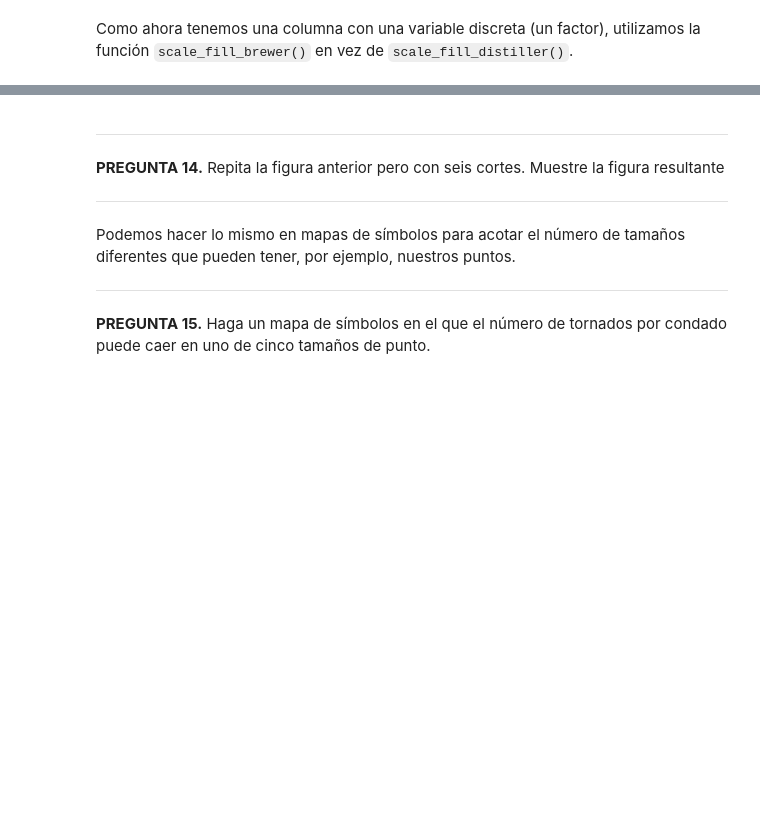
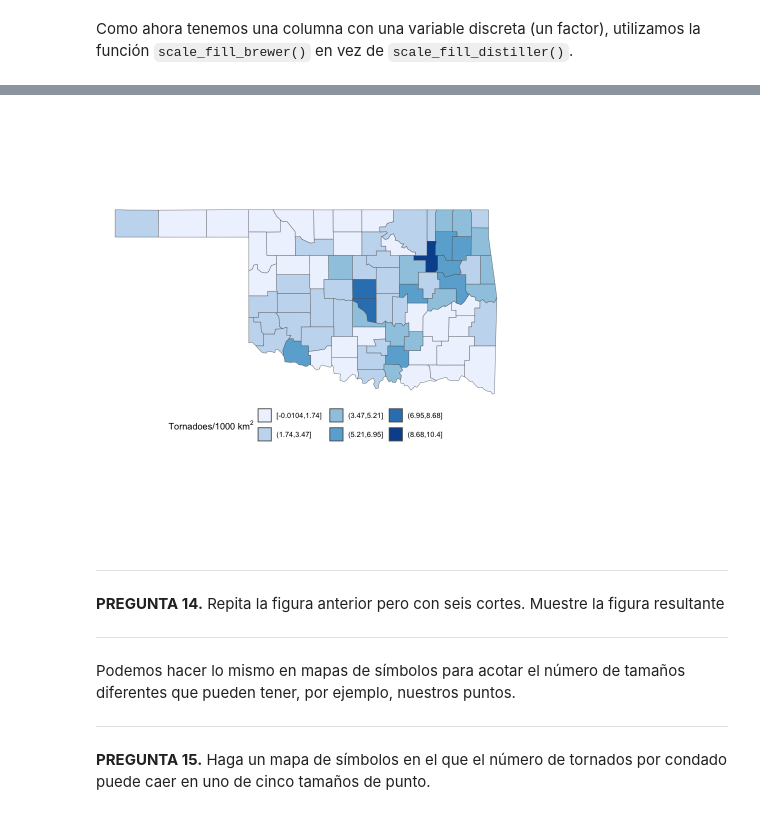
Before and after one commit to MiguelMonr/VisualizacionInformacion, a Jupyter notebook: Notebooks/Pr6_VisualizacionGeoespacial_Vector.ipynb, the cells around one changed output, grey strips where cells are left out. Cells and saved outputs as stored; diff of their text form; code cells hidden in the pictures; blank space fills up the shorter version.

```diff
--- a/Notebooks/Pr6_VisualizacionGeoespacial_Vector.ipynb
+++ b/Notebooks/Pr6_VisualizacionGeoespacial_Vector.ipynb
@@ -329,3 +396,17 @@ ggplot(data = countymap) +
+# %%
+countymap <- countymap %>%
+    mutate(tdens_c1 = cut(tdens, breaks = 6 ,include.lowest = T))
+
+ggplot(data = countymap) +
+    geom_sf(aes(fill = tdens_c1)) +
+    scale_fill_brewer(
+        name = expression("Tornadoes/1000 km"^2),
+        palette = "Blues"
+    ) +
+    theme_void() +
+    theme(legend.position = "bottom")
+# %% [output]
+[figure, added]
 # %% [markdown]
 ---
 **PREGUNTA 14.** Repita la figura anterior pero con seis cortes. Muestre la figura resultante
```
Also changed, not shown: parts of 11 cells of this notebook, 1 other file.
